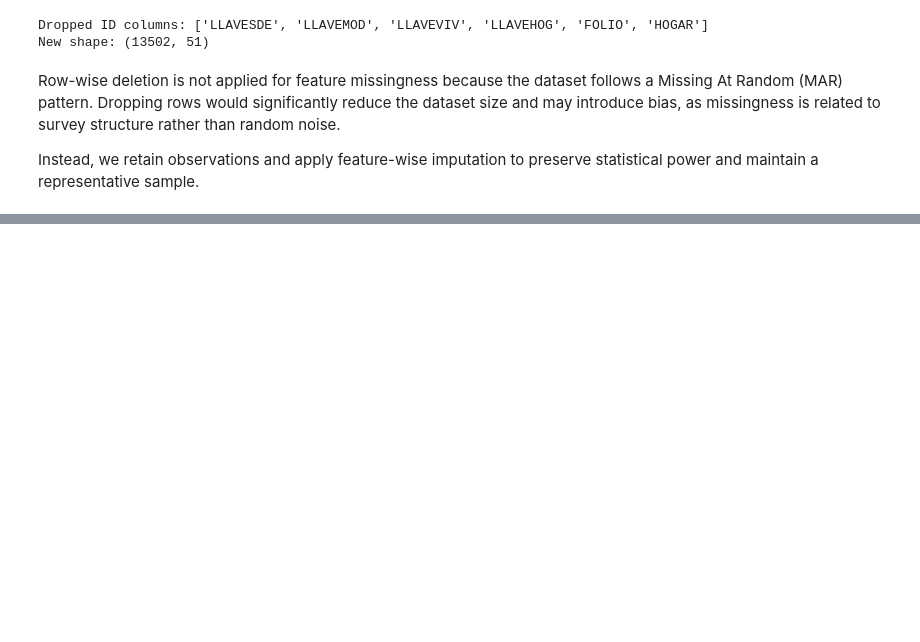
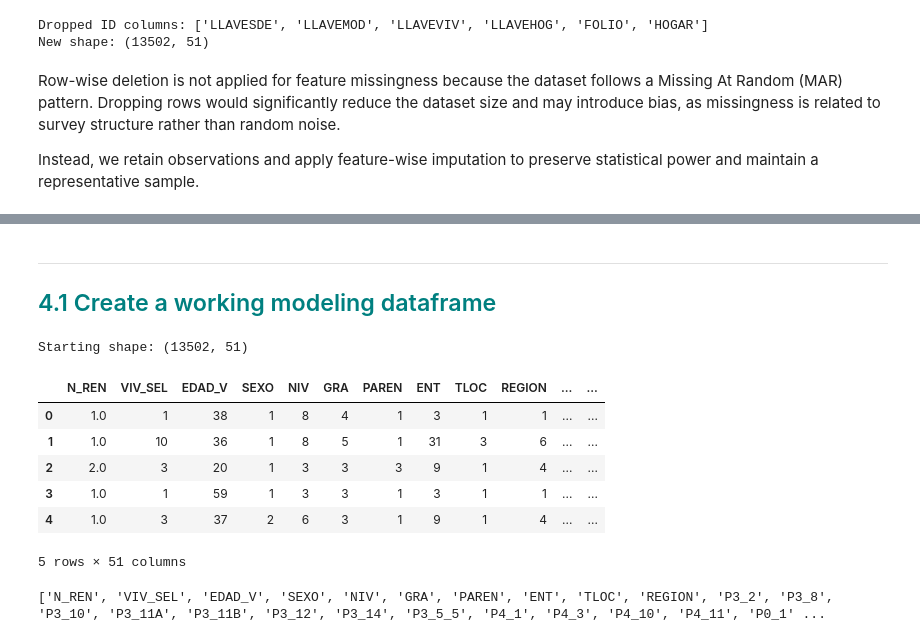
Before and after one commit to hussainu5/ML-QuAM, a Jupyter notebook: DataPreparation.ipynb, the cells around one changed output, grey strips where cells are left out. Drawn from its saved outputs; the diff is of its cells as text; code cells hidden in the pictures; blank space fills up the shorter version.

```diff
--- a/DataPreparation.ipynb
+++ b/DataPreparation.ipynb
@@ -1121,0 +1204,22 @@ Instead, we retain observations and apply feature-wise imputation to preserve st
+# %% [markdown]
+***
+## <font color='teal'> 4.1 Create a working modeling dataframe </font>
+# %%
+# Start from the fully cleaned dataset from D2.3
+df_model = df_clean.copy()
+print("Starting shape:", df_model.shape)
+df_model.head()
+# %% [output]
+Starting shape: (13502, 51)
+|  | N_REN | VIV_SEL | EDAD_V | SEXO | NIV | GRA | PAREN | ENT | TLOC | REGION | ... | ... |
+| 0 | 1.0 | 1 | 38 | 1 | 8 | 4 | 1 | 3 | 1 | 1 | ... | ... |
+| 1 | 1.0 | 10 | 36 | 1 | 8 | 5 | 1 | 31 | 3 | 6 | ... | ... |
+| 2 | 2.0 | 3 | 20 | 1 | 3 | 3 | 3 | 9 | 1 | 4 | ... | ... |
+| 3 | 1.0 | 1 | 59 | 1 | 3 | 3 | 1 | 3 | 1 | 1 | ... | ... |
+| 4 | 1.0 | 3 | 37 | 2 | 6 | 3 | 1 | 9 | 1 | 4 | ... | ... |
+5 rows × 51 columns
+# %%
+# Inspect available columns
+print(df_model.columns.tolist())
+# %% [output]
+['N_REN', 'VIV_SEL', 'EDAD_V', 'SEXO', 'NIV', 'GRA', 'PAREN', 'ENT', 'TLOC', 'REGION', 'P3_2', 'P3_8', 'P3_10', 'P3_11A', 'P3_11B', 'P3_12', 'P3_14', 'P3_5_5', 'P4_1', 'P4_3', 'P4_10', 'P4_11', 'P0_1' ...
```
Also changed, not shown: parts of 44 cells of this notebook.
